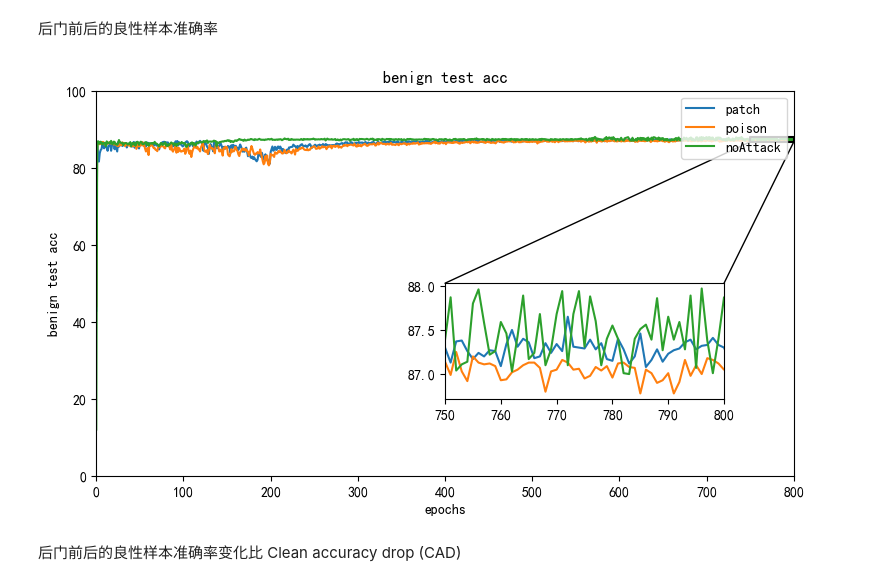
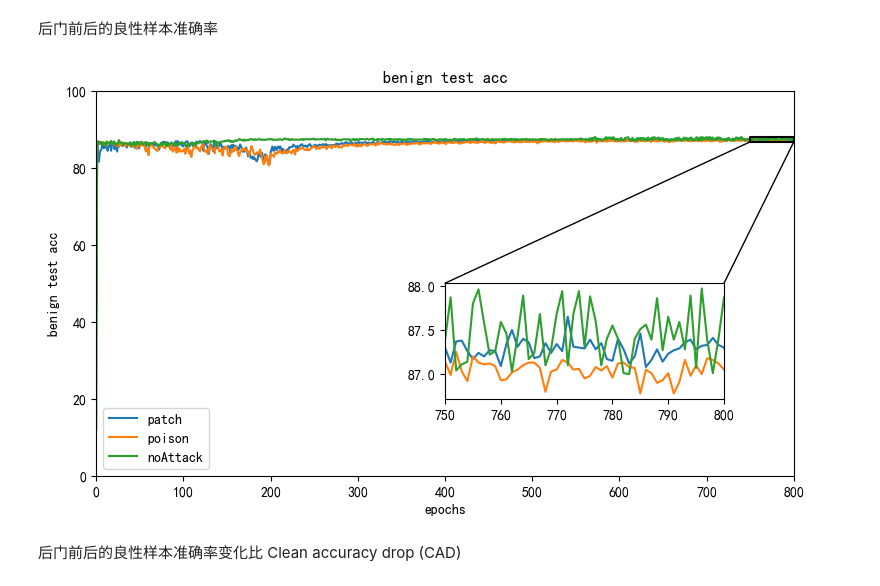
Before and after one commit to imomoe233/xwdaer_utils, a Jupyter notebook: plot.ipynb, the cells around one changed output. Saved outputs shown, nothing was run; the diff lists cells and outputs as text; code cells hidden in the pictures.

```diff
--- a/plot.ipynb
+++ b/plot.ipynb
@@ -217,7 +217,7 @@ plt.ylim(0, 100)
 plt.plot(epochs, acc_patch, label='patch')     #绘制折线图
 plt.plot(epochs, acc_poison, label='poison')
 plt.plot(epochs, acc_noAttack, label='noAttack')
-plt.legend(ncol=1, loc=1)
+plt.legend(ncol=1, loc=0)
 # plt.savefig('折线图1.jpg')   # 保存到本地文件夹，当前路径下
 
 
@@ -244,34 +244,34 @@ ylim0 = np.min(y)-(np.max(y)-np.min(y))*y_ratio
 ylim1 = np.max(y)+(np.max(y)-np.min(y))*y_ratio
 
 # 调整子坐标系的显示范围
 axins.set_xlim(xlim0, xlim1)
 axins.set_ylim(ylim0, ylim1)
 
 # 原图中画方框
 tx0 = xlim0
 tx1 = xlim1
 ty0 = ylim0
 ty1 = ylim1
 sx = [tx0,tx1,tx1,tx0,tx0]
 sy = [ty0,ty0,ty1,ty1,ty0]
 ax.plot(sx,sy,"black")
 
 # 画两条线
 xy = (xlim0,ylim0)
 xy2 = (xlim0,ylim1)
 con = ConnectionPatch(xyA=xy2,xyB=xy,coordsA="data",coordsB="data",
         axesA=axins,axesB=ax)
 axins.add_artist(con)
 
 xy = (xlim1,ylim0)
 xy2 = (xlim1,ylim1)
 con = ConnectionPatch(xyA=xy2,xyB=xy,coordsA="data",coordsB="data",
         axesA=axins,axesB=ax)
 axins.add_artist(con)
 
 plt.show()
 # %% [output]
-[figure, old version]
+[figure, new version]
 # %% [markdown]
 后门前后的良性样本准确率变化比 Clean accuracy drop (CAD)
 # %%
```
Also changed, not shown: parts of 13 cells of this notebook, 19 other files.
